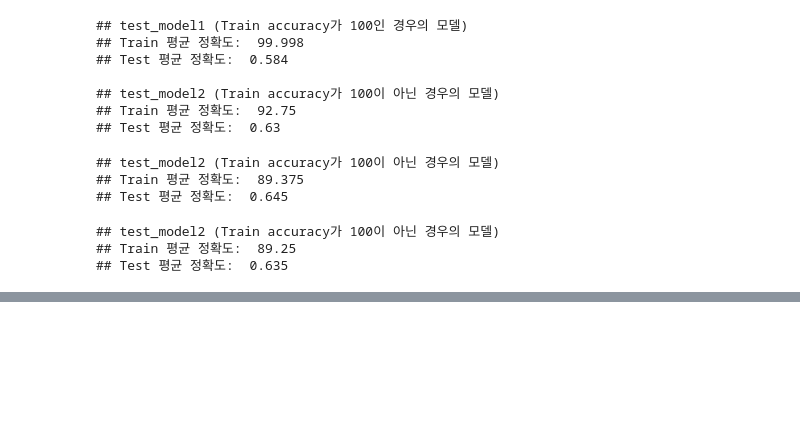
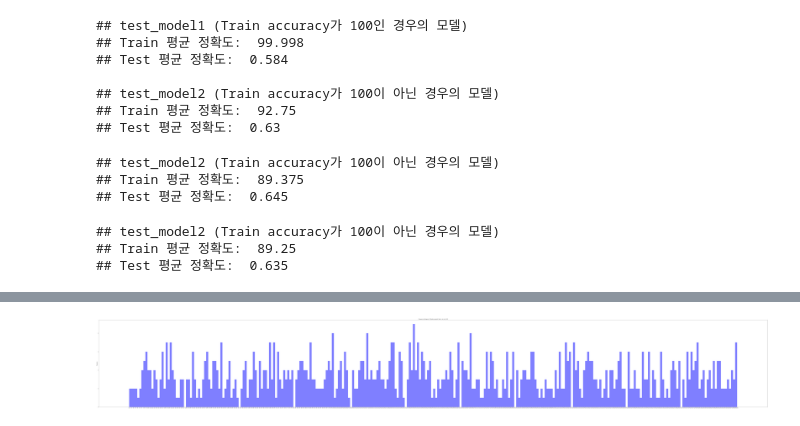
Before and after one commit to code-viz/woo-hac-, a Jupyter notebook: nanhee/3_Final.ipynb, the cells around one changed output, grey strips where cells are left out. Drawn from its saved outputs; the diff is of its cells as text; code cells hidden in the pictures; blank space fills up the shorter version.

```diff
--- a/nanhee/3_Final.ipynb
+++ b/nanhee/3_Final.ipynb
@@ -744,0 +572,15 @@ ValueError: Empty data passed with indices specified.
+# %%
+import matplotlib.pyplot as plt
+import matplotlib.legend as legend
+plt.rcParams["figure.figsize"] = (20,10)
+index = range(1, 101)
+# l0 = plt.plot(0,1.0, 'ro')
+# l1 = plt.plot(0,1.0, 'go')
+l2 = plt.plot(index,[0.65]*100, 'ro-')
+l3 = plt.plot(index,[0.565]*100, 'go-')
+# l4 = plt.plot(index, Train_max_list, 'r^-')
+# l5 = plt.plot(index, Train_min_list, 'g^-')
+l6 = plt.plot(index, Test_max_list, 'b^-')
+l7 = plt.plot(index, Test_min_list, 'y^-')
+plt.legend(l2+l3+l6+l7, ['selected_test_max','selected_test_min',
+                         'random_test_max','random_test_min'])
@@ -744,0 +652,16 @@ ValueError: Empty data passed with indices specified.
+# %%
+# draw graph
+plt.rcParams["figure.figsize"] = (150,20)
+fig, ax = plt.subplots()
+
+kwargs = dict(alpha=0.3, bins=300)
+
+sorted_random_genetic_list = sort_genetic_table(random_genetic_list)
+ax.hist(sorted_random_genetic_list, **dict(alpha=0.5, bins=300), color='b', label='random genetic table')
+# ax.hist(selected_genetic, **dict(alpha=1, bins=300), color='g', label='selected genetic table')
+ax.set(title='Frequency Histogram of Random genetic table - Acc_not_100', ylabel='Frequency')
+
+fig.savefig('Frequency Histogram of Random genetic table - Acc_100.png', dpi = 200)
+plt.show()
+# %% [output]
+[figure, added]
```
Also changed, not shown: parts of 27 cells of this notebook, 21 other files.
